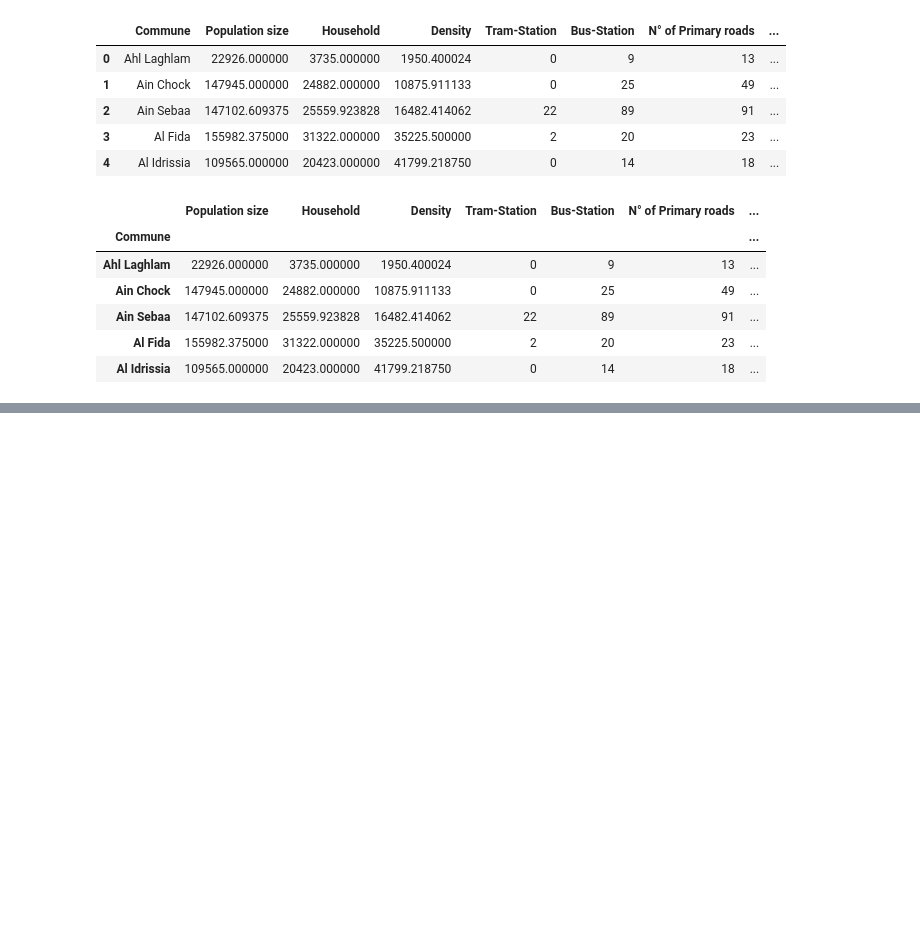
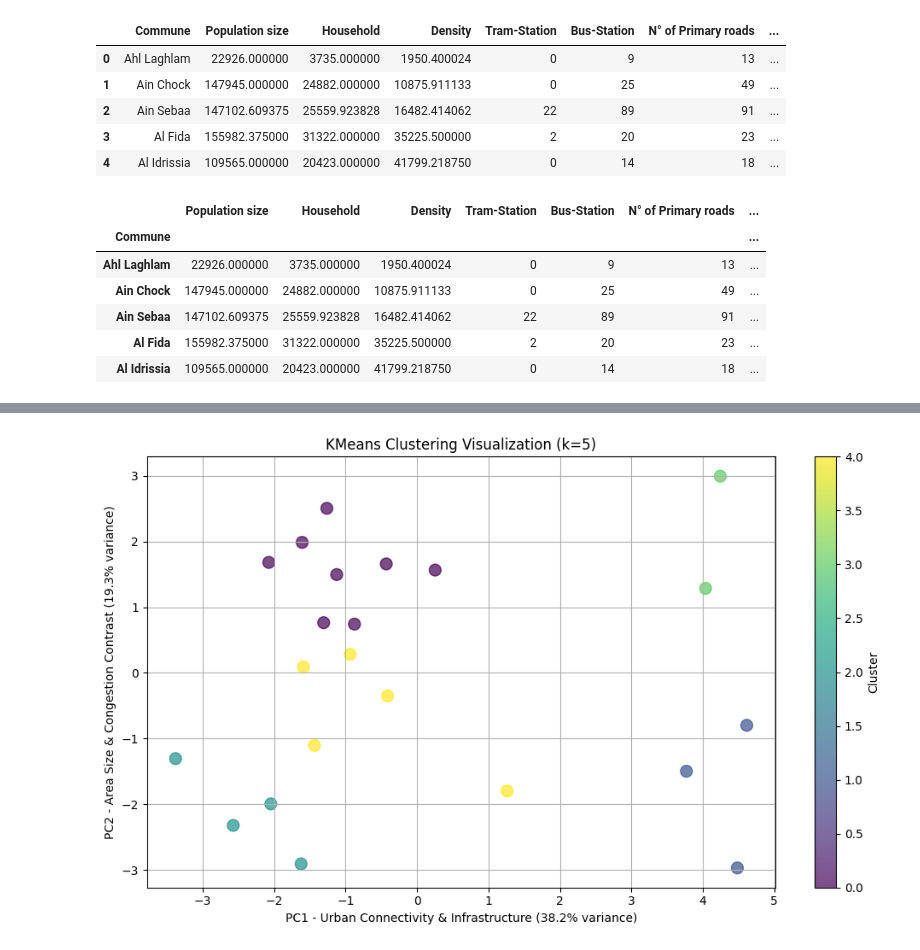
Before and after one commit to RogerSawadogo/Casablanca_traffic_analysis, a Jupyter notebook: Analysis.ipynb, the cells around one changed output, grey strips where cells are left out. Drawn from its saved outputs; the diff is of its cells as text; code cells hidden in the pictures; blank space fills up the shorter version.

```diff
--- a/Analysis.ipynb
+++ b/Analysis.ipynb
@@ -380,0 +477,25 @@ Passing `palette` without assigning `hue` is deprecated and will be removed in v
+# %%
+# %% Step 3: Dimensionality Reduction with PCA for Visualization
+pca = PCA(n_components=2)
+X_pca = pca.fit_transform(X_scaled)
+
+# Apply KMeans with chosen k (e.g. 3 clusters based on previous results)
+optimal_k = 5
+kmeans = KMeans(n_clusters=optimal_k, random_state=42)
+clusters = kmeans.fit_predict(X_pca)
+
+# Add cluster labels to the original dataframe
+df_final['Cluster'] = clusters
+# %%
+# %% Step 4: Visualization of clusters in PCA space
+plt.figure(figsize=(10, 6))
+scatter = plt.scatter(X_pca[:, 0], X_pca[:, 1], c=clusters, cmap='viridis', s=100, alpha=0.7)
+plt.xlabel(f"PC1 - Urban Connectivity & Infrastructure ({pca.explained_variance_ratio_[0]*100:.1f}% variance)")
+plt.ylabel(f"PC2 - Area Size & Congestion Contrast ({pca.explained_variance_ratio_[1]*100:.1f}% variance)")
+plt.title(f"KMeans Clustering Visualization (k={optimal_k})")
+plt.colorbar(scatter, label='Cluster')
+plt.grid(True)
+plt.tight_layout()
+plt.show()
+# %% [output]
+[figure, added]
```
Also changed, not shown: parts of 17 cells of this notebook, 3 other files.
